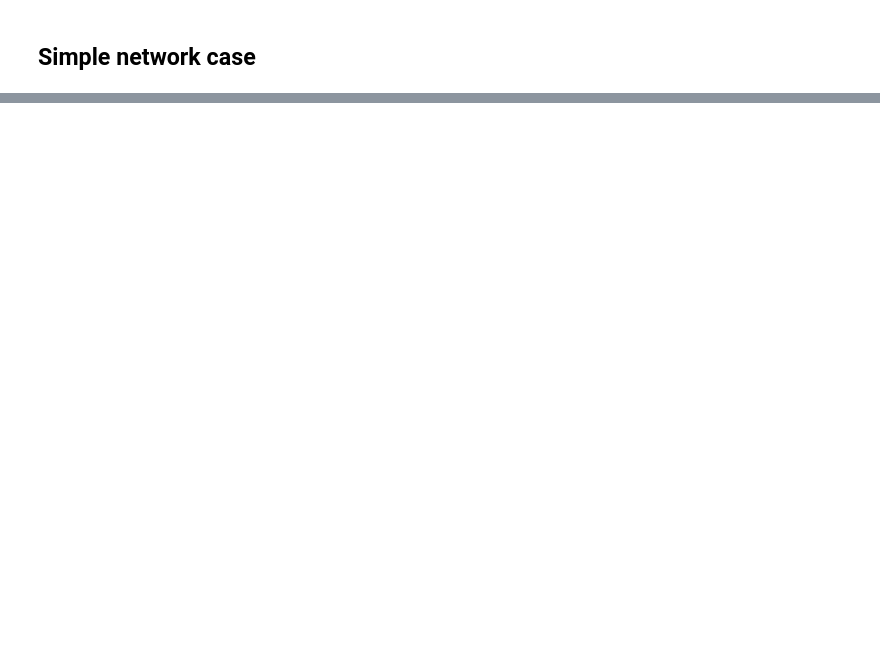
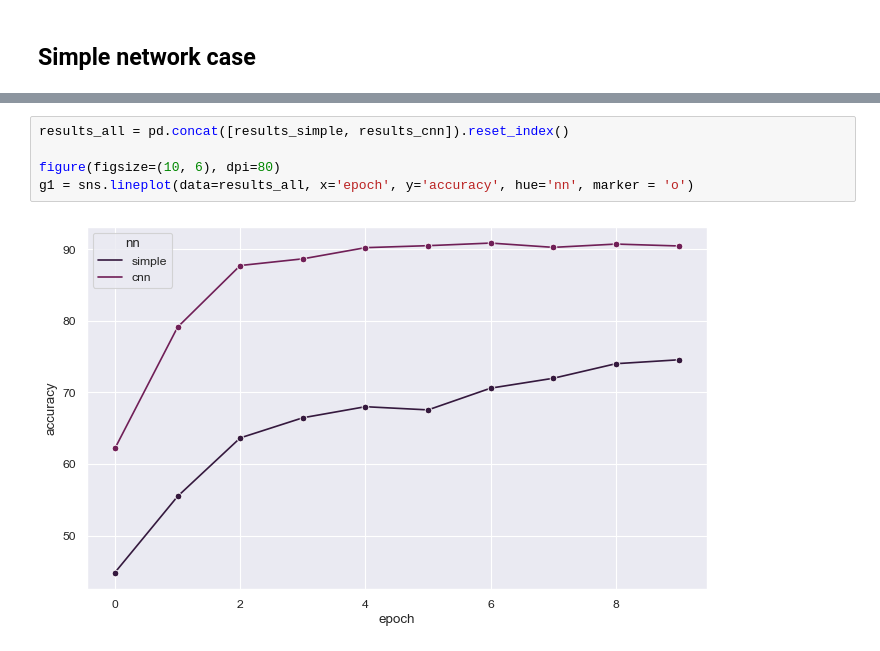
Before and after one commit to ivanobat/nn_sign_lang, a Jupyter notebook: asl_detection_basic.ipynb, the cells around one changed output, grey strips where cells are left out. Drawn from its saved outputs; the diff is of its cells as text; blank space fills up the shorter version.

```diff
--- a/asl_detection_basic.ipynb
+++ b/asl_detection_basic.ipynb
@@ -456,0 +476,7 @@ Loss, Accuracy, Confusion matrix
+# %%
+results_all = pd.concat([results_simple, results_cnn]).reset_index()
+
+figure(figsize=(10, 6), dpi=80)
+g1 = sns.lineplot(data=results_all, x='epoch', y='accuracy', hue='nn', marker = 'o')
+# %% [output]
+[figure, added]
```
Also changed, not shown: parts of 49 cells of this notebook.
